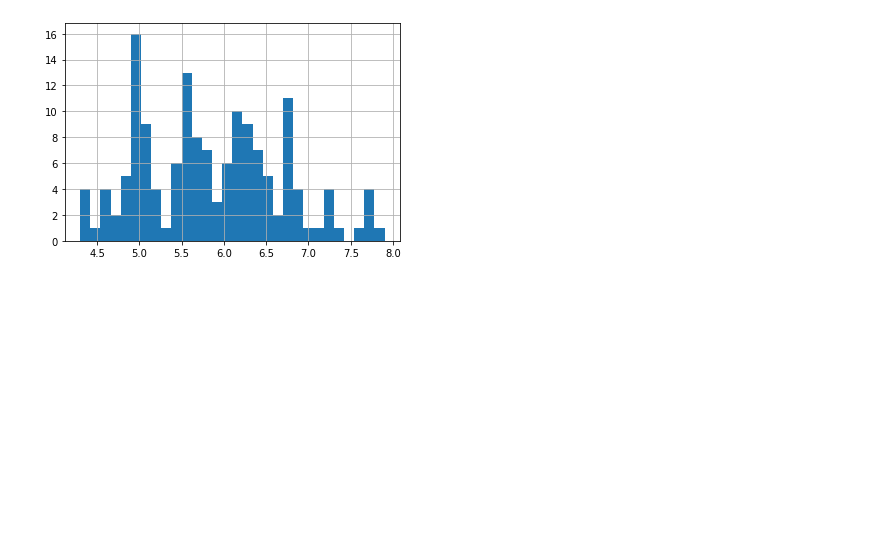
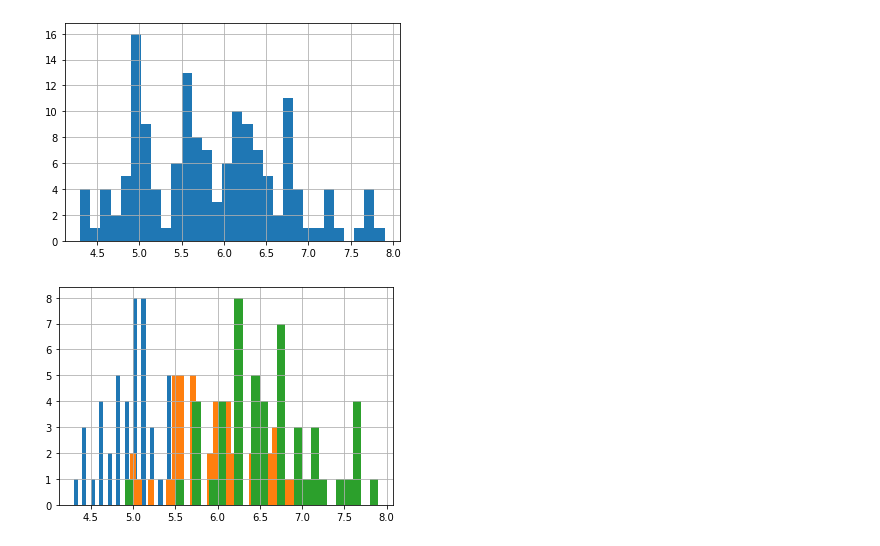
Before and after one commit to ron93/python_playground, a Jupyter notebook: matplotlib/iris.ipynb, the cells around one changed output. Cells and saved outputs as stored; diff of their text form; code cells hidden in the pictures; blank space fills up the shorter version.

Commit message:
plot - sepal length histogram by target color

```diff
--- a/matplotlib/iris.ipynb
+++ b/matplotlib/iris.ipynb
@@ -56,3 +59,10 @@ iris_df['sepal length (cm)'].hist(bins=30)
 # %% [output]
 <AxesSubplot:>
 [figure]
+# %%
+# histogram by target variable(coloured)
+for class_name in np.unique(iris.target):
+    plt.figure(1)
+    iris_df['sepal length (cm)'].iloc[np.where(iris.target == class_name)[0]].hist(bins=30)
+# %% [output]
+[figure, added]
```
Also changed, not shown: parts of 3 cells of this notebook.
